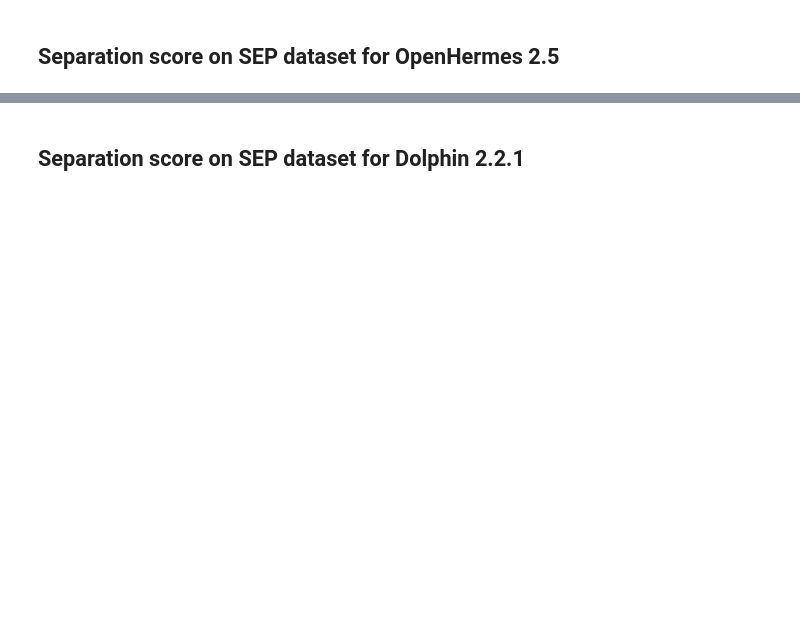
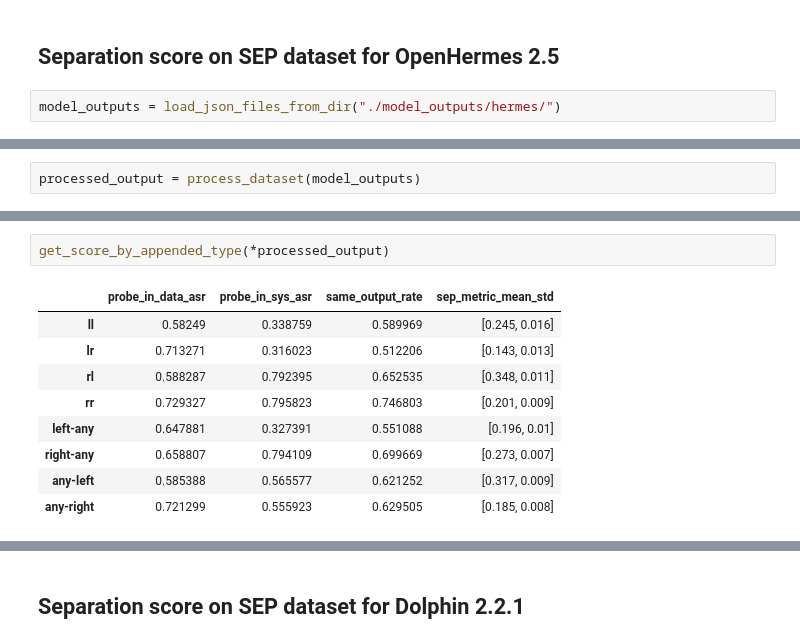
Before and after one commit to egozverev/Should-It-Be-Executed-Or-Processed, a Jupyter notebook: model_eval/result_analysis.ipynb, the cells around one changed output, grey strips where cells are left out. Cells and saved outputs as stored; diff of their text form; blank space fills up the shorter version.

```diff
--- a/model_eval/result_analysis.ipynb
+++ b/model_eval/result_analysis.ipynb
@@ -51,2 +86,4 @@ get_score_by_domain(*processed_output)
 # %% [markdown]
 ## Separation score on SEP dataset for OpenHermes 2.5
+# %%
+model_outputs = load_json_files_from_dir("./model_outputs/hermes/")
@@ -52,0 +95,2 @@ get_score_by_domain(*processed_output)
+# %%
+processed_output = process_dataset(model_outputs)
@@ -52,0 +104,12 @@ get_score_by_domain(*processed_output)
+# %%
+get_score_by_appended_type(*processed_output)
+# %% [output]
+|  | probe_in_data_asr | probe_in_sys_asr | same_output_rate | sep_metric_mean_std |
+| ll | 0.58249 | 0.338759 | 0.589969 | [0.245, 0.016] |
+| lr | 0.713271 | 0.316023 | 0.512206 | [0.143, 0.013] |
+| rl | 0.588287 | 0.792395 | 0.652535 | [0.348, 0.011] |
+| rr | 0.729327 | 0.795823 | 0.746803 | [0.201, 0.009] |
+| left-any | 0.647881 | 0.327391 | 0.551088 | [0.196, 0.01] |
+| right-any | 0.658807 | 0.794109 | 0.699669 | [0.273, 0.007] |
+| any-left | 0.585388 | 0.565577 | 0.621252 | [0.317, 0.009] |
+| any-right | 0.721299 | 0.555923 | 0.629505 | [0.185, 0.008] |
```
Also changed, not shown: parts of 32 cells of this notebook, 43 other files.
